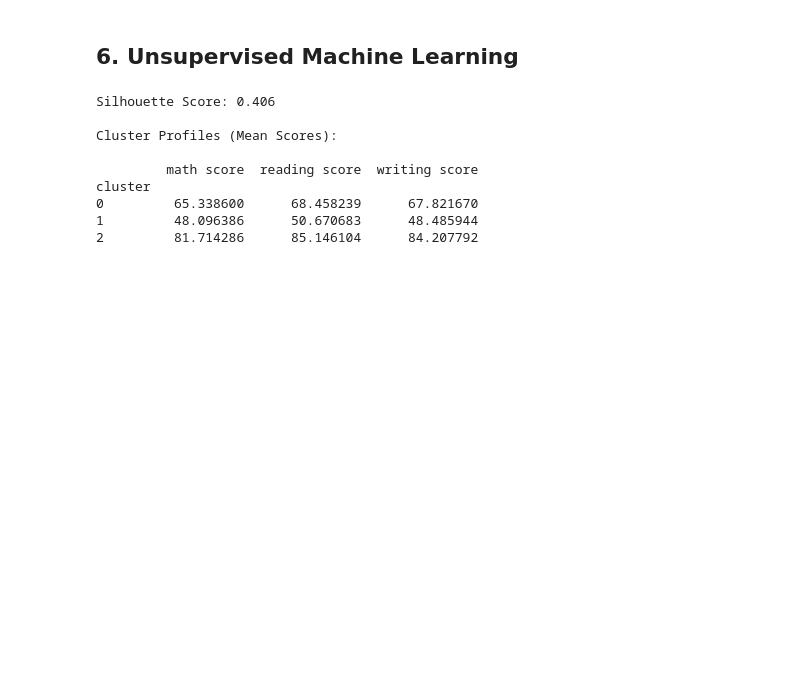
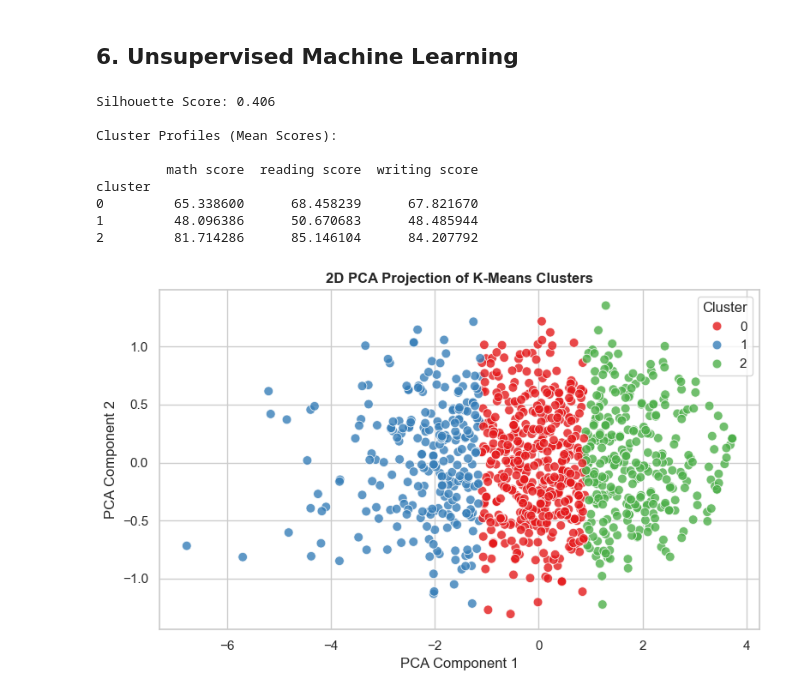
Before and after one commit to Rasul-Mushtaq/student-performance, a Jupyter notebook: Rdata.ipynb, the cells around one changed output. Cells and saved outputs as stored; diff of their text form; code cells hidden in the pictures; blank space fills up the shorter version.

Commit message:
visualized the kmeans clusters

```diff
--- a/Rdata.ipynb
+++ b/Rdata.ipynb
@@ -455,3 +455,29 @@ cluster
 0         65.338600      68.458239      67.821670
 1         48.096386      50.670683      48.485944
 2         81.714286      85.146104      84.207792
+# %%
+from sklearn.decomposition import PCA
+
+pca = PCA(n_components=2)
+pca_coords = pca.fit_transform(scaled_scores)
+df["pca_1"] = pca_coords[:, 0]
+df["pca_2"] = pca_coords[:, 1]
+
+plt.figure(figsize=(8, 5))
+sns.scatterplot(
+    data=df,
+    x="pca_1",
+    y="pca_2",
+    hue="cluster",
+    palette="Set1",
+    s=60,
+    alpha=0.8,
+)
+plt.title("2D PCA Projection of K-Means Clusters", fontweight="bold")
+plt.xlabel("PCA Component 1")
+plt.ylabel("PCA Component 2")
+plt.legend(title="Cluster")
+plt.tight_layout()
+plt.show()
+# %% [output]
+[figure, added]
```
